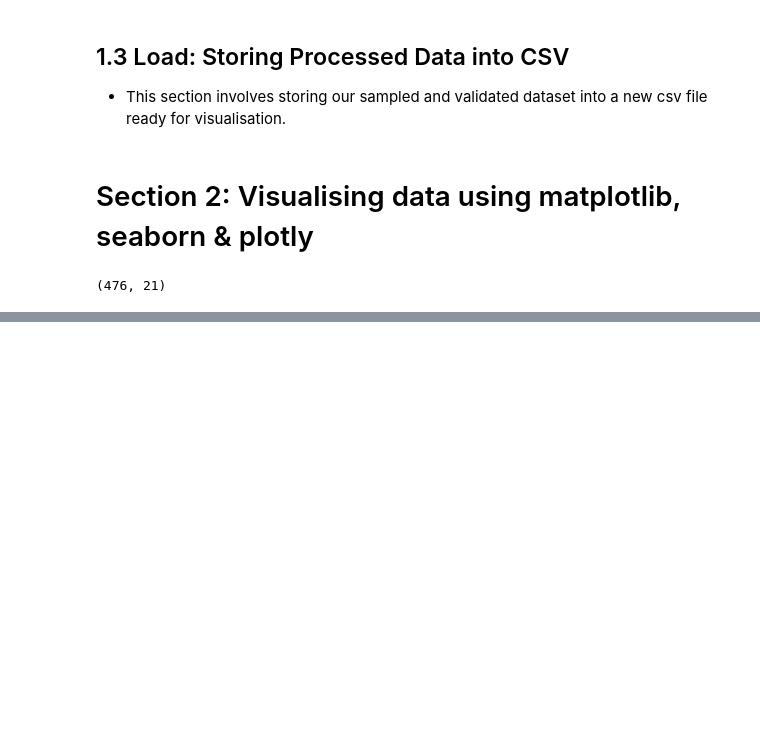
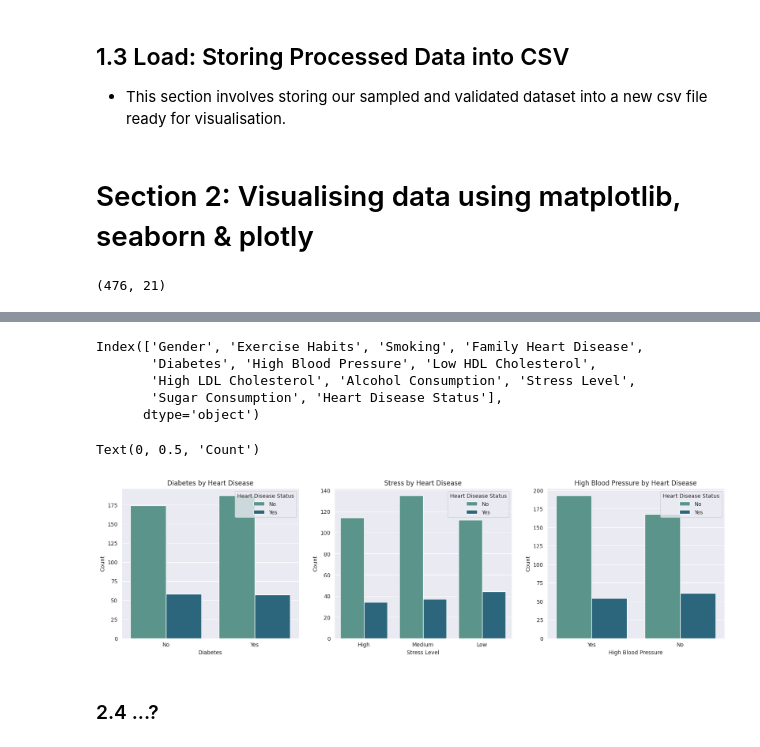
Before and after one commit to MahaSci/heart-disease-data-hackathon-1, a Jupyter notebook: jupyter_notebooks/Heart_Disease_Project.ipynb, the cells around one changed output, grey strips where cells are left out. Saved outputs shown, nothing was run; the diff lists cells and outputs as text; code cells hidden in the pictures; blank space fills up the shorter version.

```diff
--- a/jupyter_notebooks/Heart_Disease_Project.ipynb
+++ b/jupyter_notebooks/Heart_Disease_Project.ipynb
@@ -273,0 +368,35 @@ dfr.shape
+# %%
+categorical_attributes = df.select_dtypes(include=['object']).columns
+categorical_attributes
+# %% [output]
+Index(['Gender', 'Exercise Habits', 'Smoking', 'Family Heart Disease',
+       'Diabetes', 'High Blood Pressure', 'Low HDL Cholesterol',
+       'High LDL Cholesterol', 'Alcohol Consumption', 'Stress Level',
+       'Sugar Consumption', 'Heart Disease Status'],
+      dtype='object')
+# %%
+fig, axes = plt.subplots(1, 3, figsize=(20,5))
+sns.set_style('darkgrid')
+
+# Diabetes vs Heart Disease
+sns.countplot(x=df['Diabetes'], hue=df['Heart Disease Status'], ax=axes[0], palette='crest')
+axes[0].set_title('Diabetes by Heart Disease')
+axes[0].set_xlabel('Diabetes')
+axes[0].set_ylabel('Count')
+
+# Stress vs Heart Disease
+sns.countplot(x=df['Stress Level'], hue=df['Heart Disease Status'], ax=axes[1], palette='crest')
+axes[1].set_title('Stress by Heart Disease')
+axes[1].set_xlabel('Stress Level')
+axes[1].set_ylabel('Count')
+
+# High Blood Pressure vs Heart Disease
+sns.countplot(x=df['High Blood Pressure'], hue=df['Heart Disease Status'], ax=axes[2], palette='crest')
+axes[2].set_title('High Blood Pressure by Heart Disease')
+axes[2].set_xlabel('High Blood Pressure')
+axes[2].set_ylabel('Count')
+# %% [output]
+Text(0, 0.5, 'Count')
+[figure, added]
+# %% [markdown]
+### 2.4 ...?
```
Also changed, not shown: parts of 14 cells of this notebook, 1 other file.
